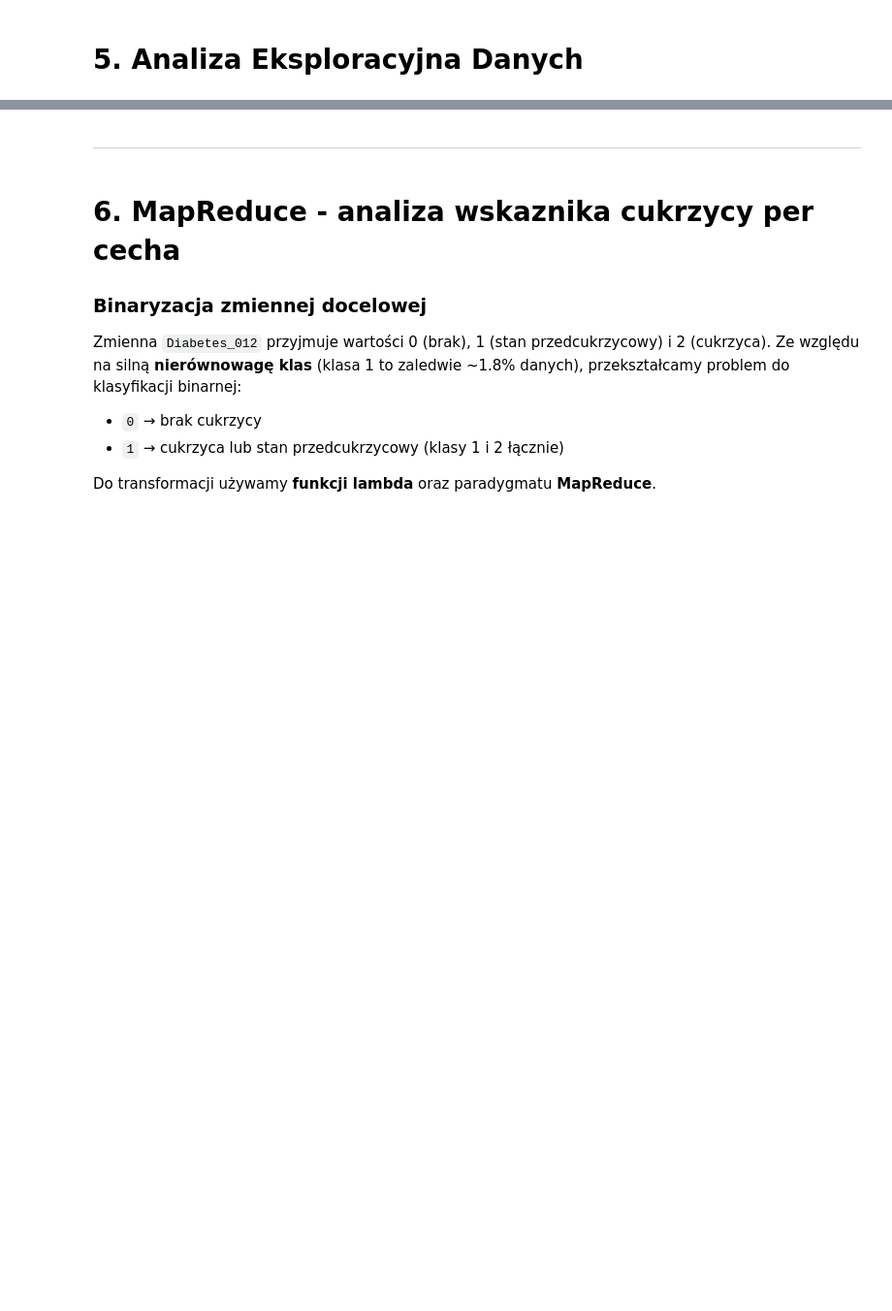
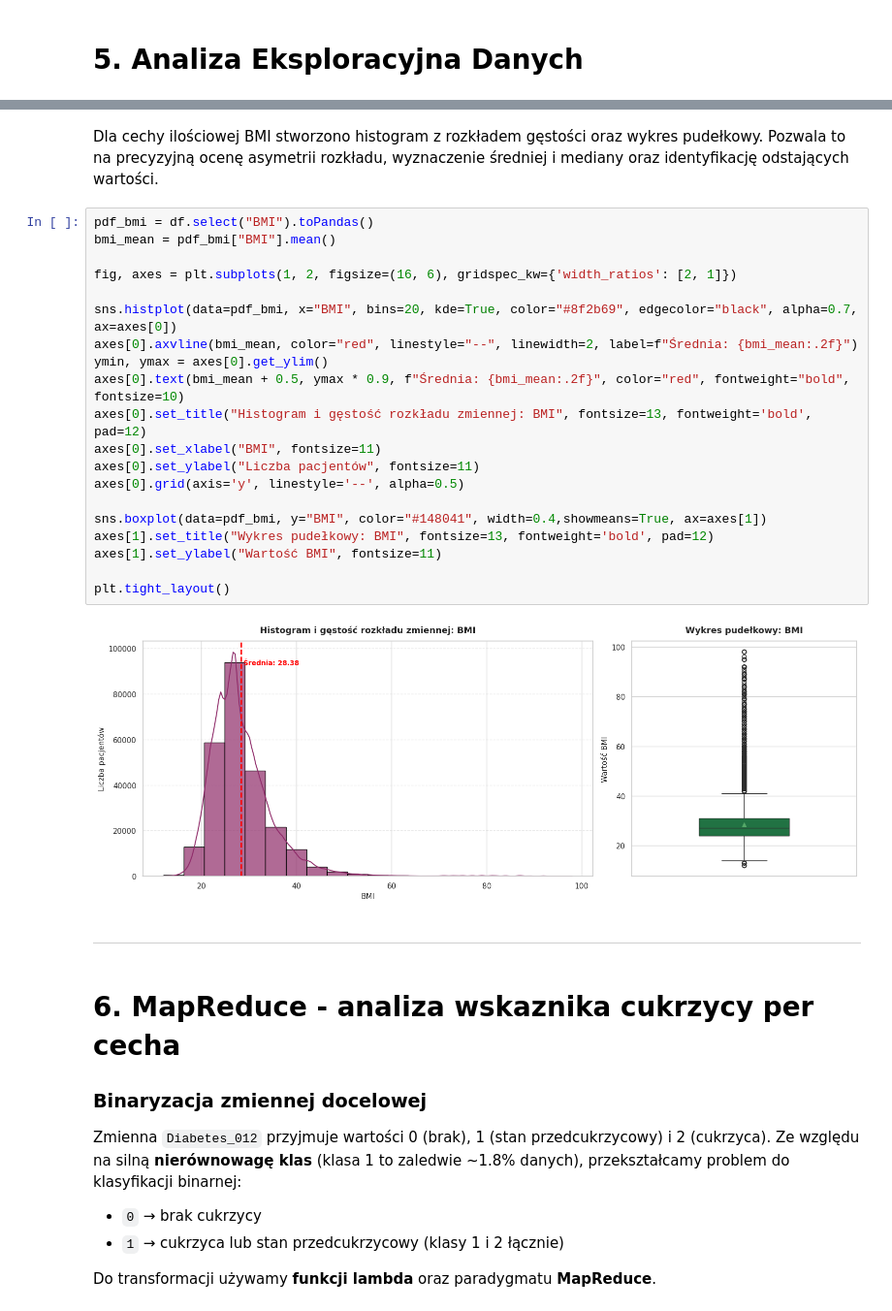
Before and after one commit to ImJaca/diabetes-analysis, a Jupyter notebook: analisys.ipynb, the cells around one changed output, grey strips where cells are left out. Shown at 97% size. Cells and saved outputs as stored; diff of their text form; blank space fills up the shorter version.

```diff
--- a/analisys.ipynb
+++ b/analisys.ipynb
@@ -244,3 +325,27 @@ Text(0.5, 1.0, 'Macierz korelacji wszystkich cech')
+# %% [markdown]
+Dla cechy ilościowej BMI stworzono histogram z rozkładem gęstości oraz wykres pudełkowy. Pozwala to na precyzyjną ocenę asymetrii rozkładu, wyznaczenie średniej i mediany oraz identyfikację odstających wartości.
+# %%
+pdf_bmi = df.select("BMI").toPandas()
+bmi_mean = pdf_bmi["BMI"].mean()
+
+fig, axes = plt.subplots(1, 2, figsize=(16, 6), gridspec_kw={'width_ratios': [2, 1]})
+
+sns.histplot(data=pdf_bmi, x="BMI", bins=20, kde=True, color="#8f2b69", edgecolor="black", alpha=0.7, ax=axes[0])
+axes[0].axvline(bmi_mean, color="red", linestyle="--", linewidth=2, label=f"Średnia: {bmi_mean:.2f}")
+ymin, ymax = axes[0].get_ylim()
+axes[0].text(bmi_mean + 0.5, ymax * 0.9, f"Średnia: {bmi_mean:.2f}", color="red", fontweight="bold", fontsize=10)
+axes[0].set_title("Histogram i gęstość rozkładu zmiennej: BMI", fontsize=13, fontweight='bold', pad=12)
+axes[0].set_xlabel("BMI", fontsize=11)
+axes[0].set_ylabel("Liczba pacjentów", fontsize=11)
+axes[0].grid(axis='y', linestyle='--', alpha=0.5)
+
+sns.boxplot(data=pdf_bmi, y="BMI", color="#148041", width=0.4,showmeans=True, ax=axes[1])
+axes[1].set_title("Wykres pudełkowy: BMI", fontsize=13, fontweight='bold', pad=12)
+axes[1].set_ylabel("Wartość BMI", fontsize=11)
+
+plt.tight_layout()
+# %% [output]
+[figure, added]
 # %% [markdown]
 ---
 # %% [markdown]
```
Also changed, not shown: parts of 36 cells of this notebook.
